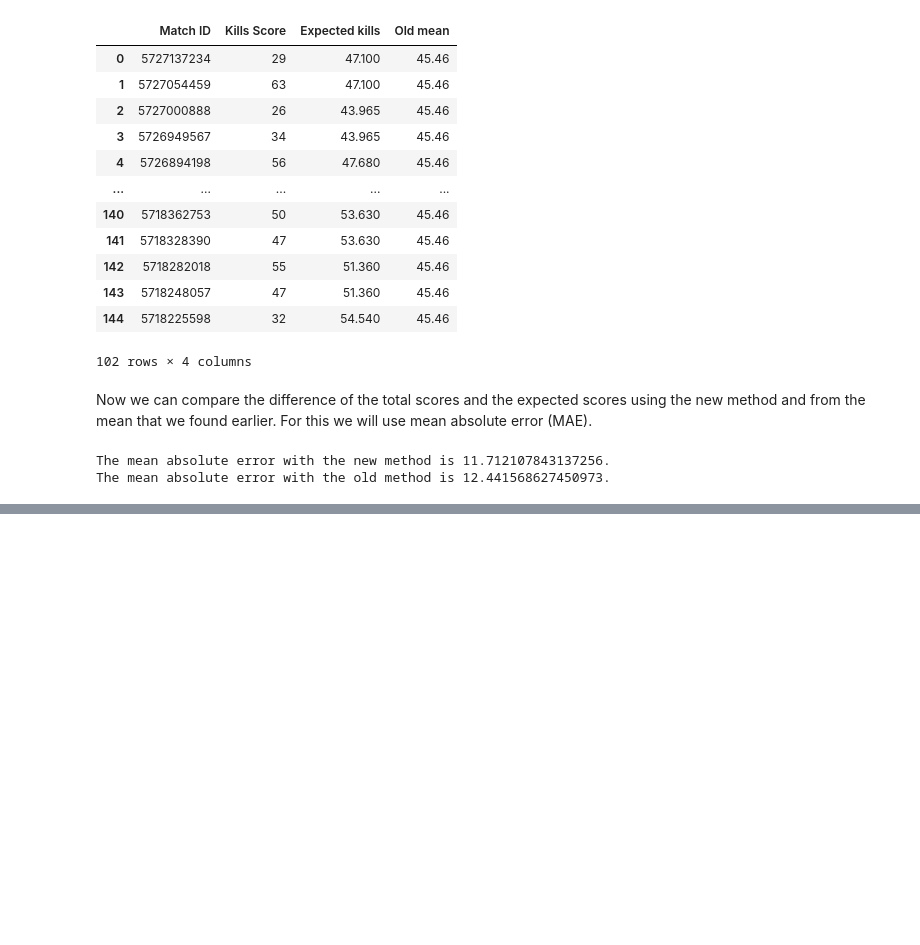
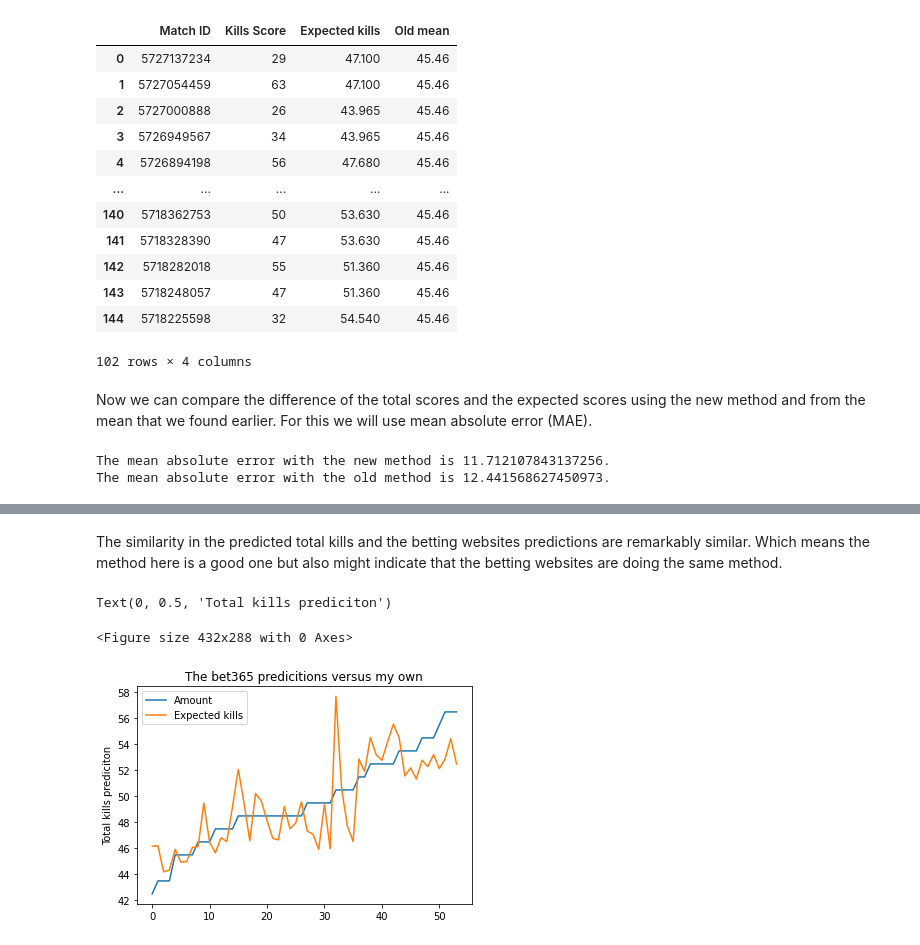
Before and after one commit to Hekkta/Dota-odds-analysis, a Jupyter notebook: Total kills.ipynb, the cells around one changed output, grey strips where cells are left out. Cells and saved outputs as stored; diff of their text form; code cells hidden in the pictures; blank space fills up the shorter version.

Commit message:
The final total kills notebook and csv file

```diff
--- a/Total kills.ipynb
+++ b/Total kills.ipynb
@@ -217,0 +220,6 @@ To see whether this slight improvement can be implemented, we need to compare ou
+# %%
+#Import excel sheet of bets
+bets_df = pd.read_csv('Total_Kills.csv')
+bets_df.head()
+
+#Import latest matches
@@ -217,0 +233,12 @@ To see whether this slight improvement can be implemented, we need to compare ou
+# %%
+#Find expected total kills from the teams df as done above
+def expected_kills2(row):
+    team1_kill = df_teams[df_teams['Unnamed: 0'] == row[1]]['Kills'].iloc[0]
+    team2_kill = df_teams[df_teams['Unnamed: 0'] == row[2]]['Kills'].iloc[0]
+    team1_death = df_teams[df_teams['Unnamed: 0'] == row[1]]['Deaths'].iloc[0]
+    team2_death = df_teams[df_teams['Unnamed: 0'] == row[2]]['Deaths'].iloc[0]
+    return ((team1_kill + team2_death)/2) + ((team2_kill + team1_death)/2)
+
+bets_df['Expected kills'] = bets_df.apply(expected_kills2, axis=1)
+
+bets_df.head()
@@ -217,0 +252,13 @@ To see whether this slight improvement can be implemented, we need to compare ou
+# %% [markdown]
+The similarity in the predicted total kills and the betting websites predictions are remarkably similar. Which means the method here is a good one but also might indicate that the betting websites are doing the same method.
+# %%
+plt.figure()
+bets_sorted = bets_df.sort_values('Amount')
+bets_sorted = bets_sorted.reset_index()
+bets_sorted[['Amount', 'Expected kills']].plot()
+plt.title('The bet365 predicitions versus my own')
+plt.ylabel('Total kills prediciton')
+# %% [output]
+Text(0, 0.5, 'Total kills prediciton')
+<Figure size 432x288 with 0 Axes>
+[figure, added]
```
Also changed, not shown: parts of 17 cells of this notebook, 1 other file.
